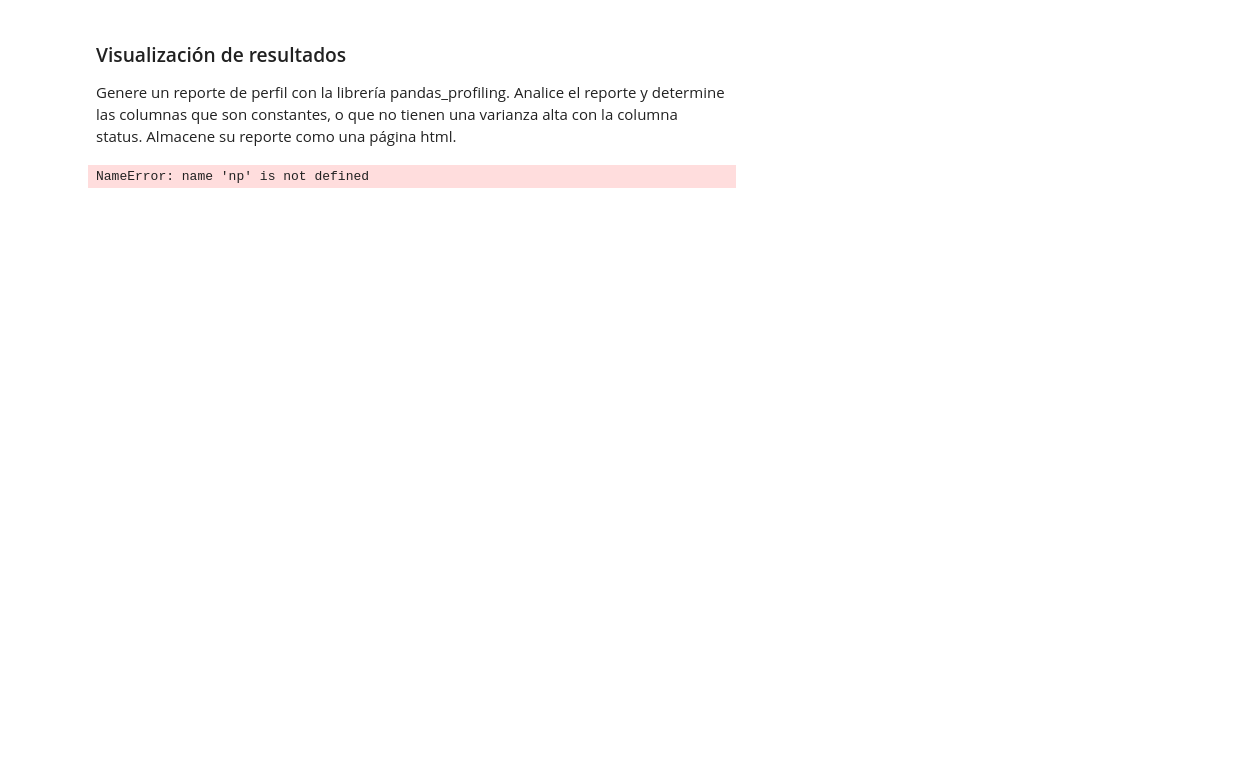
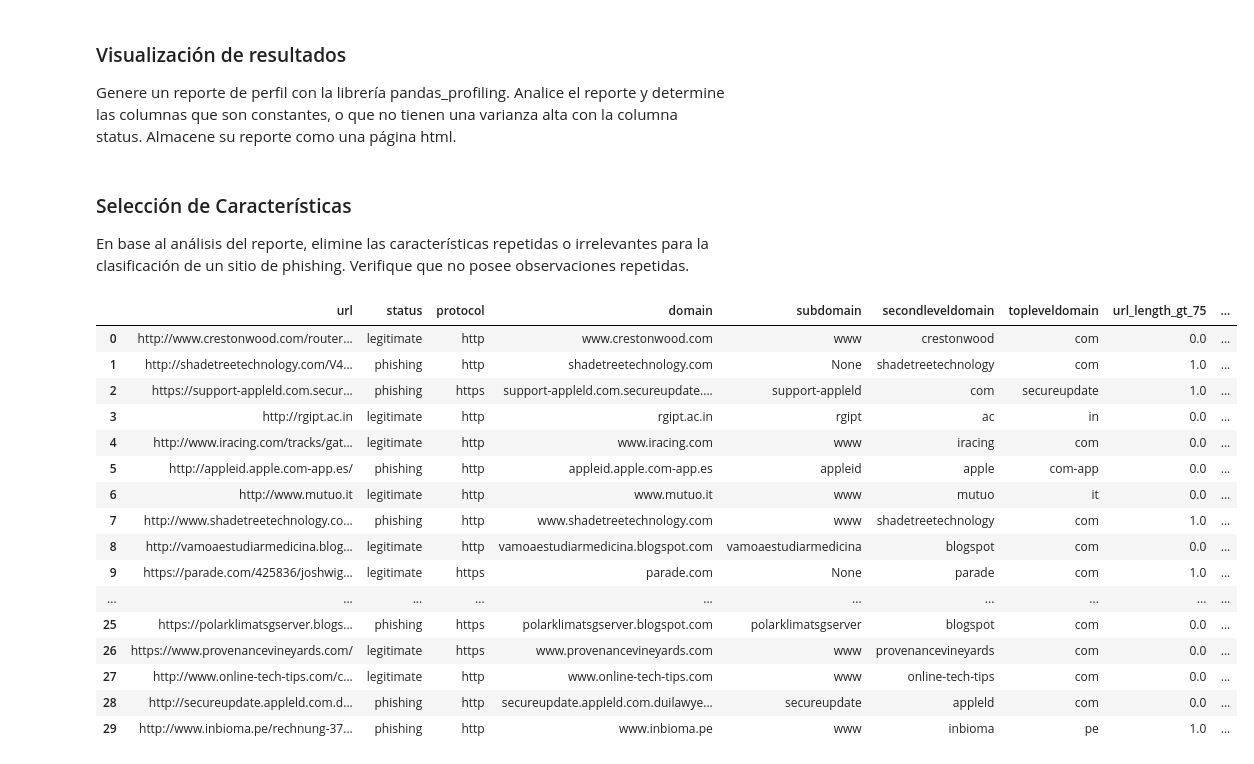
Before and after one commit to her20053/Security-Data-Science, a Jupyter notebook: Laboratorio 1/Lab1.ipynb, the cells around one changed output. Drawn from its saved outputs; the diff is of its cells as text; code cells hidden in the pictures; blank space fills up the shorter version.

```diff
--- a/Laboratorio 1/Lab1.ipynb
+++ b/Laboratorio 1/Lab1.ipynb
@@ -278,40 +289,33 @@ data.head()
 Genere un reporte de perfil con la librería pandas_profiling. Analice el reporte y determine las
 columnas que son constantes, o que no tienen una varianza alta con la columna status. Almacene su
 reporte como una página html.
-# %%
-import numpy as np
-
-df = data
-
-# Identificar columnas constantes
-constant_columns = [col for col in df.columns if df[col].nunique() == 1]
-
-# Preparar la columna 'status' para análisis cuantitativo
-df['status_numeric'] = df['status'].apply(lambda x: 1 if x == 'phishing' else 0)
-
-# Seleccionar solo columnas numéricas para el cálculo de correlación
-numeric_cols = df.select_dtypes(include=[np.number])
-
-# Calcular la correlación de las columnas numéricas con 'status_numeric'
-correlation_with_status = numeric_cols.corr()['status_numeric'].abs().sort_values()
-
-# Filtrar columnas con correlación baja (ejemplo, menor a 0.1) con 'status_numeric'
-low_variance_with_status = correlation_with_status[correlation_with_status < 0.1].index.tolist()
-
-# Remover 'status_numeric' si está en la lista
-if 'status_numeric' in low_variance_with_status:
-    low_variance_with_status.remove('status_numeric')
-
-# Generar el reporte
-report_data = pd.DataFrame({
-    "Constant Columns": constant_columns,
-    "Columns with Low Variance to Status": [col for col in low_variance_with_status if col != 'status_numeric']
-}, index=[0])
-
-# Guardar el reporte como HTML
-report_file_path = "url_analysis_report.html"
-report_data.to_html(report_file_path, index=False)
-
-print("Reporte guardado en:", report_file_path)
-# %% [output]
-NameError: name 'np' is not defined
+# %% [markdown]
+### Selección de Características
+En base al análisis del reporte, elimine las características repetidas o irrelevantes para la clasificación
+de un sitio de phishing. Verifique que no posee observaciones repetidas.
+# %%
+# Limpiamos el dataframe de las columnas que no necesitamos o consideramos que no aportan información
+
+data = data.drop(columns=["sensitive_words", "domain_age_check", "port_in_url", "file_extension_check", "brand_name_in_domain"])
+
+# Ahora vamos a ver como quedo el dataframe
+
+data.head(30)
+# %% [output]
+|  | url | status | protocol | domain | subdomain | secondleveldomain | topleveldomain | url_length_gt_75 | ... |
+| 0 | http://www.crestonwood.com/router... | legitimate | http | www.crestonwood.com | www | crestonwood | com | 0.0 | ... |
+| 1 | http://shadetreetechnology.com/V4... | phishing | http | shadetreetechnology.com | None | shadetreetechnology | com | 1.0 | ... |
+| 2 | https://support-appleld.com.secur... | phishing | https | support-appleld.com.secureupdate.... | support-appleld | com | secureupdate | 1.0 | ... |
+| 3 | http://rgipt.ac.in | legitimate | http | rgipt.ac.in | rgipt | ac | in | 0.0 | ... |
+| 4 | http://www.iracing.com/tracks/gat... | legitimate | http | www.iracing.com | www | iracing | com | 0.0 | ... |
+| 5 | http://appleid.apple.com-app.es/ | phishing | http | appleid.apple.com-app.es | appleid | apple | com-app | 0.0 | ... |
+| 6 | http://www.mutuo.it | legitimate | http | www.mutuo.it | www | mutuo | it | 0.0 | ... |
+| 7 | http://www.shadetreetechnology.co... | phishing | http | www.shadetreetechnology.com | www | shadetreetechnology | com | 1.0 | ... |
+| 8 | http://vamoaestudiarmedicina.blog... | legitimate | http | vamoaestudiarmedicina.blogspot.com | vamoaestudiarmedicina | blogspot | com | 0.0 | ... |
+| 9 | https://parade.com/425836/joshwig... | legitimate | https | parade.com | None | parade | com | 1.0 | ... |
+| ... | ... | ... | ... | ... | ... | ... | ... | ... | ... |
+| 25 | https://polarklimatsgserver.blogs... | phishing | https | polarklimatsgserver.blogspot.com | polarklimatsgserver | blogspot | com | 0.0 | ... |
+| 26 | https://www.provenancevineyards.com/ | legitimate | https | www.provenancevineyards.com | www | provenancevineyards | com | 0.0 | ... |
+| 27 | http://www.online-tech-tips.com/c... | legitimate | http | www.online-tech-tips.com | www | online-tech-tips | com | 0.0 | ... |
+| 28 | http://secureupdate.appleld.com.d... | phishing | http | secureupdate.appleld.com.duilawye... | secureupdate | appleld | com | 0.0 | ... |
+| 29 | http://www.inbioma.pe/rechnung-37... | phishing | http | www.inbioma.pe | www | inbioma | pe | 1.0 | ... |
```
Also changed, not shown: parts of 3 cells of this notebook, 3 other files.
